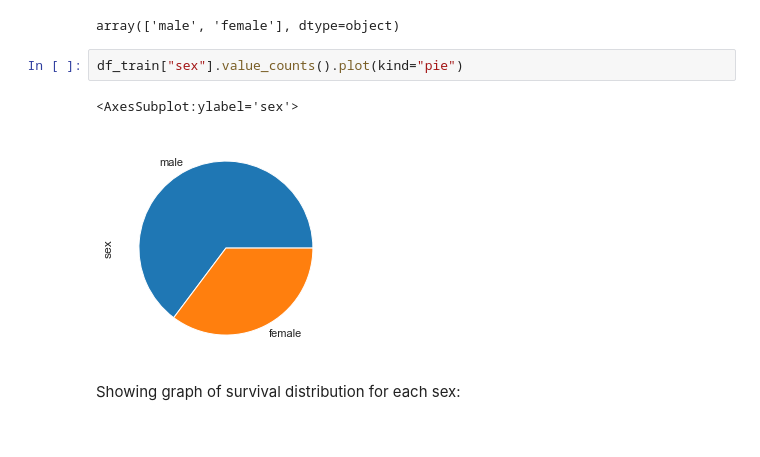
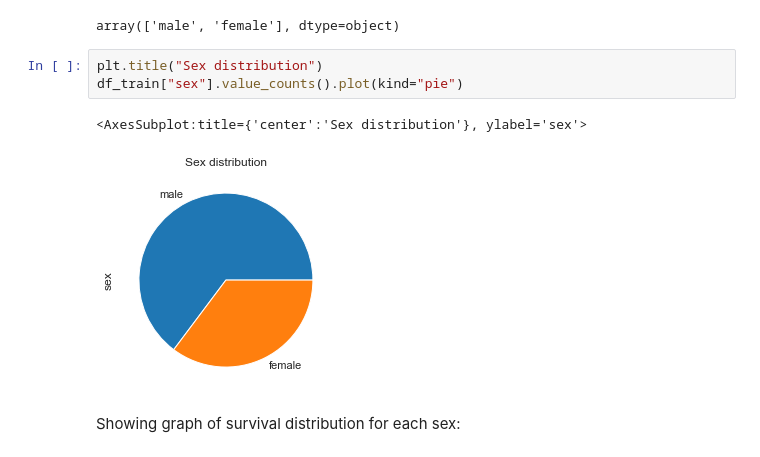
Before and after one commit to golecalicja/titanic-survivor-prediction, a Jupyter notebook: Titanic Survivor Prediction.ipynb, the cells around one changed output. Cells and saved outputs as stored; diff of their text form.

```diff
--- a/Titanic Survivor Prediction.ipynb
+++ b/Titanic Survivor Prediction.ipynb
@@ -193,10 +197,11 @@ df_train["sex"].unique()
 # %% [output]
 array(['male', 'female'], dtype=object)
 # %%
+plt.title("Sex distribution")
 df_train["sex"].value_counts().plot(kind="pie")
 # %% [output]
-<AxesSubplot:ylabel='sex'>
+<AxesSubplot:title={'center':'Sex distribution'}, ylabel='sex'>
-[figure, old version]
+[figure, new version]
 # %% [markdown]
 Showing graph of survival distribution for each sex:
 # %%
```
Also changed, not shown: parts of 10 cells of this notebook.
